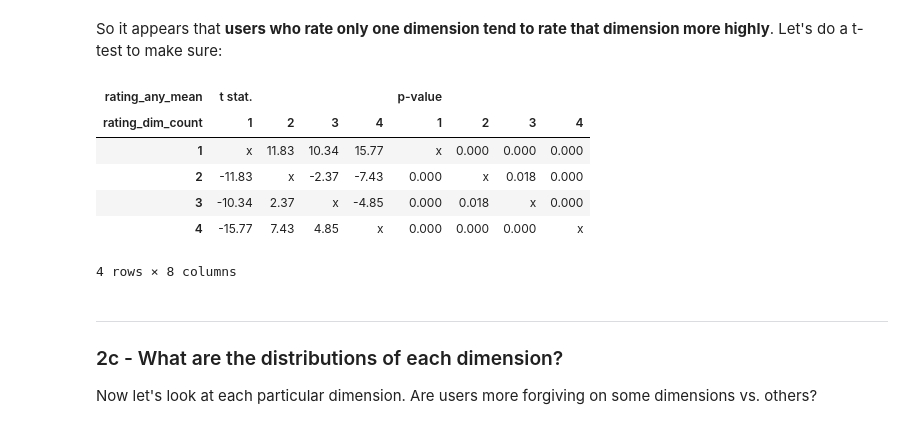
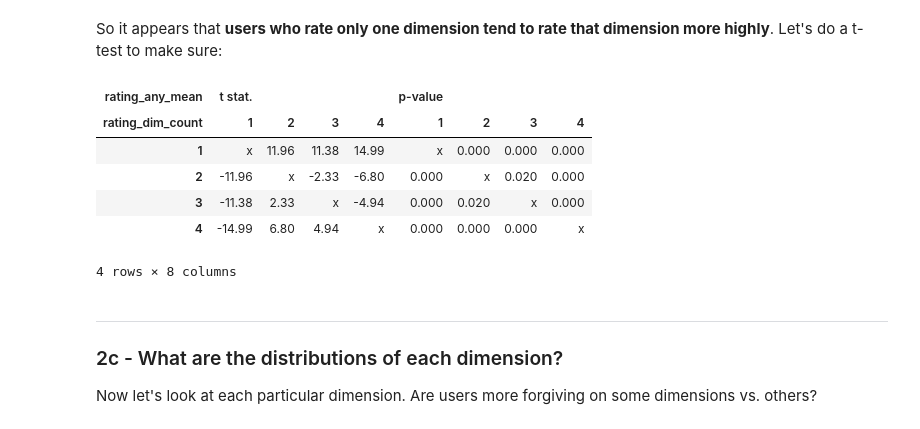
Before and after one commit to bkfunk/rating_wiki, a Jupyter notebook: Explore Ratings.ipynb, the cells around one changed output. Saved outputs shown, nothing was run; the diff lists cells and outputs as text; code cells hidden in the pictures.

```diff
--- a/Explore Ratings.ipynb
+++ b/Explore Ratings.ipynb
@@ -421,14 +455,14 @@ df.groupby('rating_dim_count').rating_any_mean.describe().unstack()
 # %% [markdown]
 So it appears that __users who rate only one dimension tend to rate that dimension more highly__. Let's do a t-test to make sure:
 # %%
-ttest_group(df, by='rating_dim_count', var='rating_any_mean')
+ttest_group(df, by='rating_dim_count', var='rating_any_mean', equal_var=False)
 # %% [output]
 | rating_any_mean | t stat. |  |  |  | p-value |  |  |  |
 | rating_dim_count | 1 | 2 | 3 | 4 | 1 | 2 | 3 | 4 |
-| 1 | x | 11.83 | 10.34 | 15.77 | x | 0.000 | 0.000 | 0.000 |
-| 2 | -11.83 | x | -2.37 | -7.43 | 0.000 | x | 0.018 | 0.000 |
-| 3 | -10.34 | 2.37 | x | -4.85 | 0.000 | 0.018 | x | 0.000 |
-| 4 | -15.77 | 7.43 | 4.85 | x | 0.000 | 0.000 | 0.000 | x |
+| 1 | x | 11.96 | 11.38 | 14.99 | x | 0.000 | 0.000 | 0.000 |
+| 2 | -11.96 | x | -2.33 | -6.80 | 0.000 | x | 0.020 | 0.000 |
+| 3 | -11.38 | 2.33 | x | -4.94 | 0.000 | 0.020 | x | 0.000 |
+| 4 | -14.99 | 6.80 | 4.94 | x | 0.000 | 0.000 | 0.000 | x |
 4 rows × 8 columns
 # %% [markdown]
 ----
```
Also changed, not shown: parts of 12 cells of this notebook, 1 other file.
